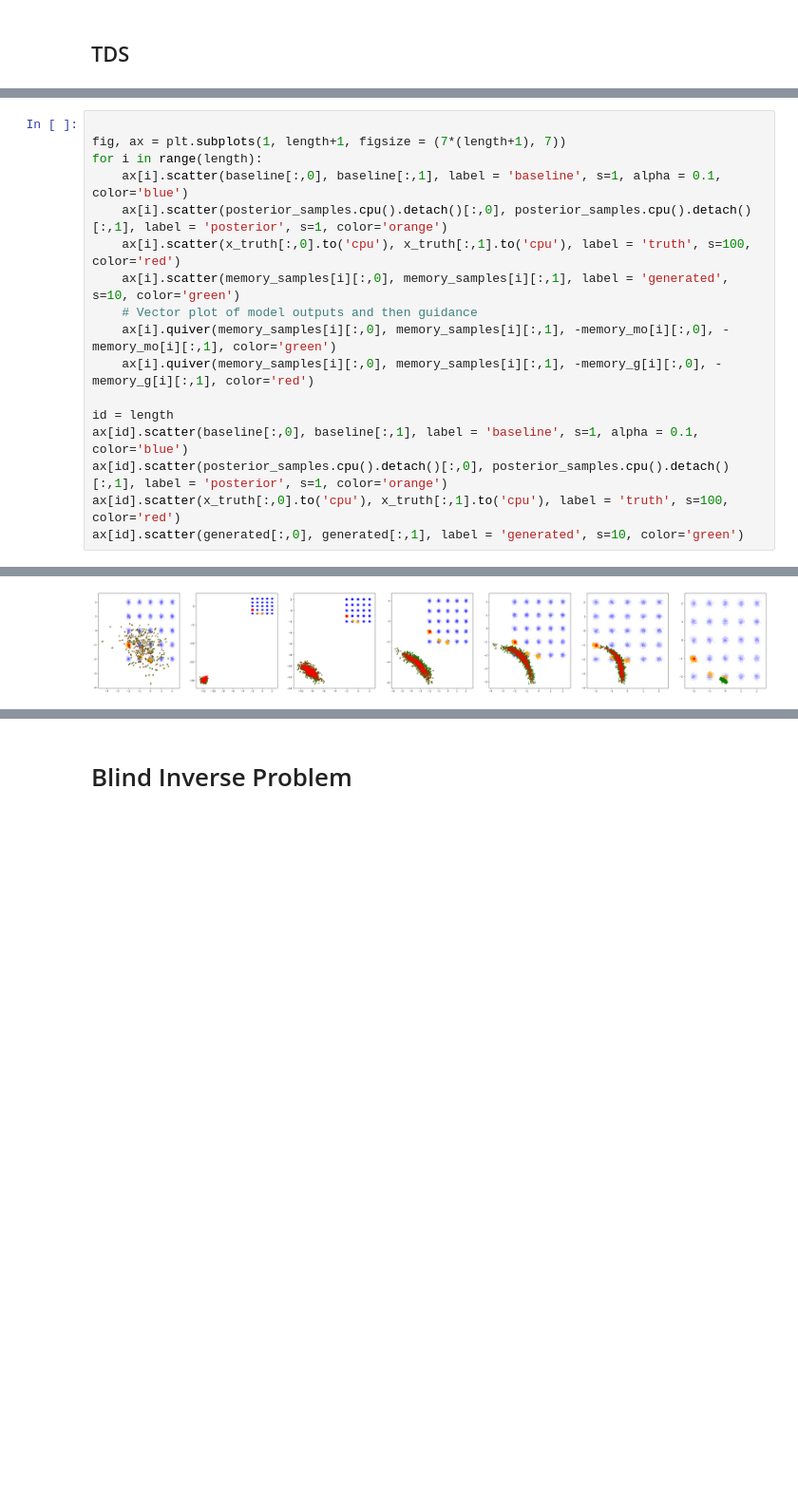
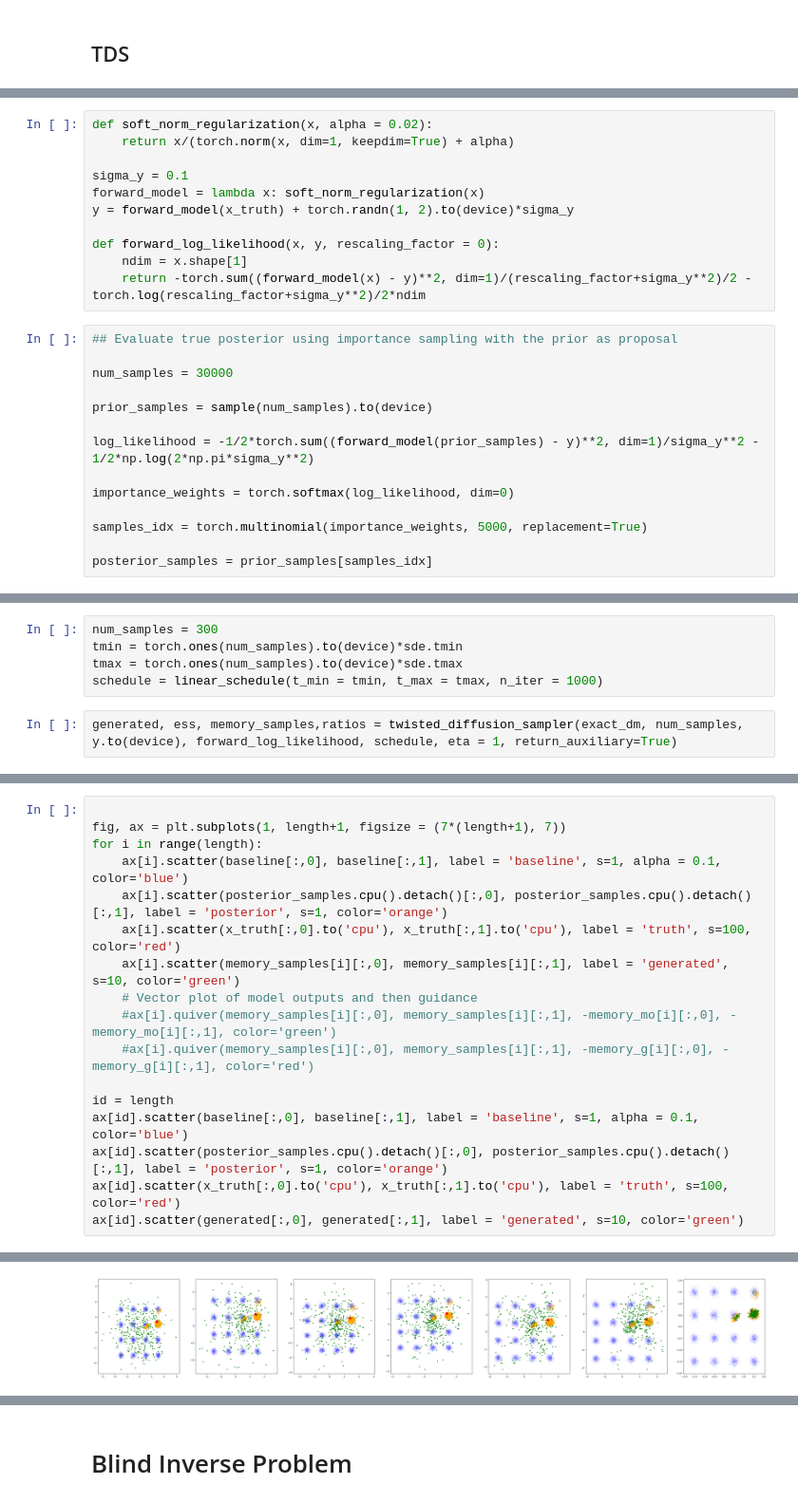
Before and after one commit to david-heurtel-depeiges/SMC_diffusion, a Jupyter notebook: dummy_diffusion.ipynb, the cells around one changed output, grey strips where cells are left out. Shown at 95% size. Drawn from its saved outputs; the diff is of its cells as text; blank space fills up the shorter version.

```diff
--- a/dummy_diffusion.ipynb
+++ b/dummy_diffusion.ipynb
@@ -330,0 +433,25 @@ ax[1].scatter(generated[:,0], generated[:,1], label = 'generated', s=1, color='g
+# %%
+def soft_norm_regularization(x, alpha = 0.02):
+    return x/(torch.norm(x, dim=1, keepdim=True) + alpha)
+
+sigma_y = 0.1
+forward_model = lambda x: soft_norm_regularization(x)
+y = forward_model(x_truth) + torch.randn(1, 2).to(device)*sigma_y
+
+def forward_log_likelihood(x, y, rescaling_factor = 0):
+    ndim = x.shape[1]
+    return -torch.sum((forward_model(x) - y)**2, dim=1)/(rescaling_factor+sigma_y**2)/2 - torch.log(rescaling_factor+sigma_y**2)/2*ndim
+# %%
+## Evaluate true posterior using importance sampling with the prior as proposal
+
+num_samples = 30000
+
+prior_samples = sample(num_samples).to(device)
+
+log_likelihood = -1/2*torch.sum((forward_model(prior_samples) - y)**2, dim=1)/sigma_y**2 - 1/2*np.log(2*np.pi*sigma_y**2)
+
+importance_weights = torch.softmax(log_likelihood, dim=0)
+
+samples_idx = torch.multinomial(importance_weights, 5000, replacement=True)
+
+posterior_samples = prior_samples[samples_idx]
@@ -330,0 +503,7 @@ ax[1].scatter(generated[:,0], generated[:,1], label = 'generated', s=1, color='g
+# %%
+num_samples = 300
+tmin = torch.ones(num_samples).to(device)*sde.tmin
+tmax = torch.ones(num_samples).to(device)*sde.tmax
+schedule = linear_schedule(t_min = tmin, t_max = tmax, n_iter = 1000)
+# %%
+generated, ess, memory_samples,ratios = twisted_diffusion_sampler(exact_dm, num_samples, y.to(device), forward_log_likelihood, schedule, eta = 1, return_auxiliary=True)
@@ -339,20 +533,20 @@ length = 6
 # %%
 
 fig, ax = plt.subplots(1, length+1, figsize = (7*(length+1), 7))
 for i in range(length):
     ax[i].scatter(baseline[:,0], baseline[:,1], label = 'baseline', s=1, alpha = 0.1, color='blue')
     ax[i].scatter(posterior_samples.cpu().detach()[:,0], posterior_samples.cpu().detach()[:,1], label = 'posterior', s=1, color='orange')
     ax[i].scatter(x_truth[:,0].to('cpu'), x_truth[:,1].to('cpu'), label = 'truth', s=100, color='red')
     ax[i].scatter(memory_samples[i][:,0], memory_samples[i][:,1], label = 'generated', s=10, color='green')
     # Vector plot of model outputs and then guidance
-    ax[i].quiver(memory_samples[i][:,0], memory_samples[i][:,1], -memory_mo[i][:,0], -memory_mo[i][:,1], color='green')
-    ax[i].quiver(memory_samples[i][:,0], memory_samples[i][:,1], -memory_g[i][:,0], -memory_g[i][:,1], color='red')
+    #ax[i].quiver(memory_samples[i][:,0], memory_samples[i][:,1], -memory_mo[i][:,0], -memory_mo[i][:,1], color='green')
+    #ax[i].quiver(memory_samples[i][:,0], memory_samples[i][:,1], -memory_g[i][:,0], -memory_g[i][:,1], color='red')
 
 id = length
 ax[id].scatter(baseline[:,0], baseline[:,1], label = 'baseline', s=1, alpha = 0.1, color='blue')
 ax[id].scatter(posterior_samples.cpu().detach()[:,0], posterior_samples.cpu().detach()[:,1], label = 'posterior', s=1, color='orange')
 ax[id].scatter(x_truth[:,0].to('cpu'), x_truth[:,1].to('cpu'), label = 'truth', s=100, color='red')
 ax[id].scatter(generated[:,0], generated[:,1], label = 'generated', s=10, color='green')
 # %% [output]
 <matplotlib.collections.PathCollection at 0x...>
-[figure, old version]
+[figure, new version]
```
Also changed, not shown: parts of 93 cells of this notebook, 3 other files.
